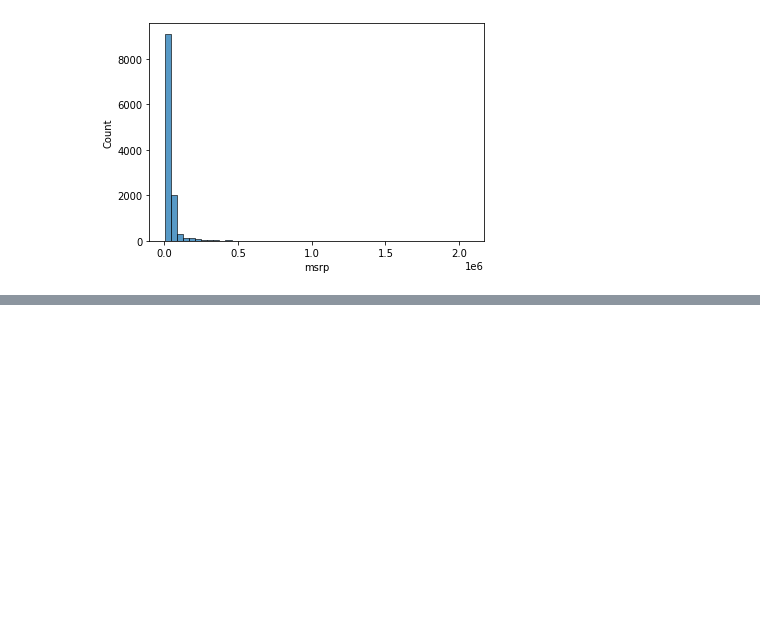
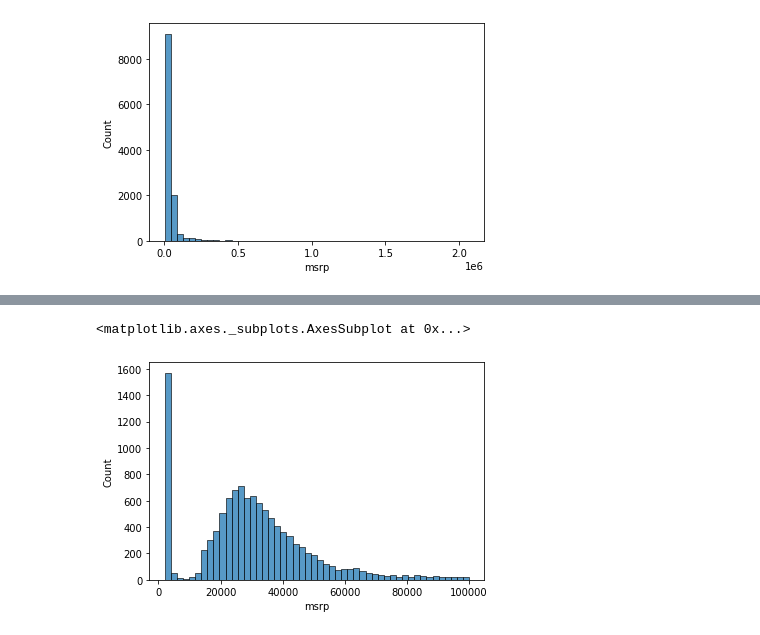
Before and after one commit to carlos-alves-one/ML-Zoomcamp-Week-2, a Jupyter notebook: ML_Zoomcamp_Week_2.ipynb, the cells around one changed output, grey strips where cells are left out. Saved outputs shown, nothing was run; the diff lists cells and outputs as text; code cells hidden in the pictures; blank space fills up the shorter version.

```diff
--- a/ML_Zoomcamp_Week_2.ipynb
+++ b/ML_Zoomcamp_Week_2.ipynb
@@ -297,0 +318,6 @@ sns.histplot(df.msrp, bins=50)
+# %%
+# Zoom the plot for better visualization of the data
+sns.histplot(df.msrp[df.msrp < 100000], bins=50)
+# %% [output]
+<matplotlib.axes._subplots.AxesSubplot at 0x...>
+[figure, added]
```
Also changed, not shown: parts of 5 cells of this notebook.
